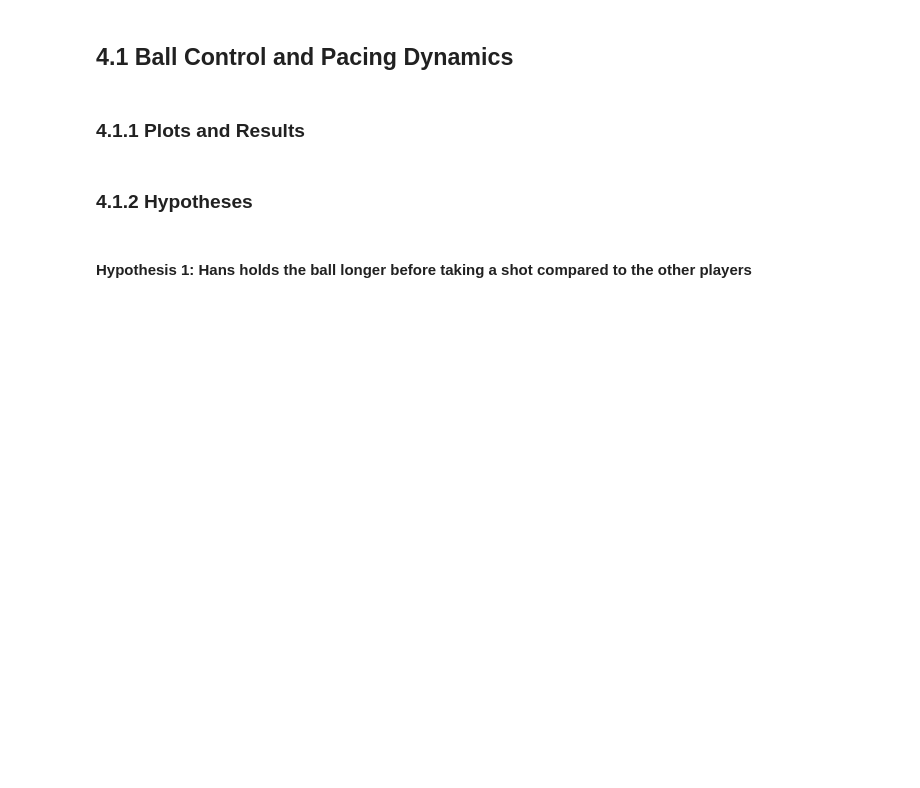
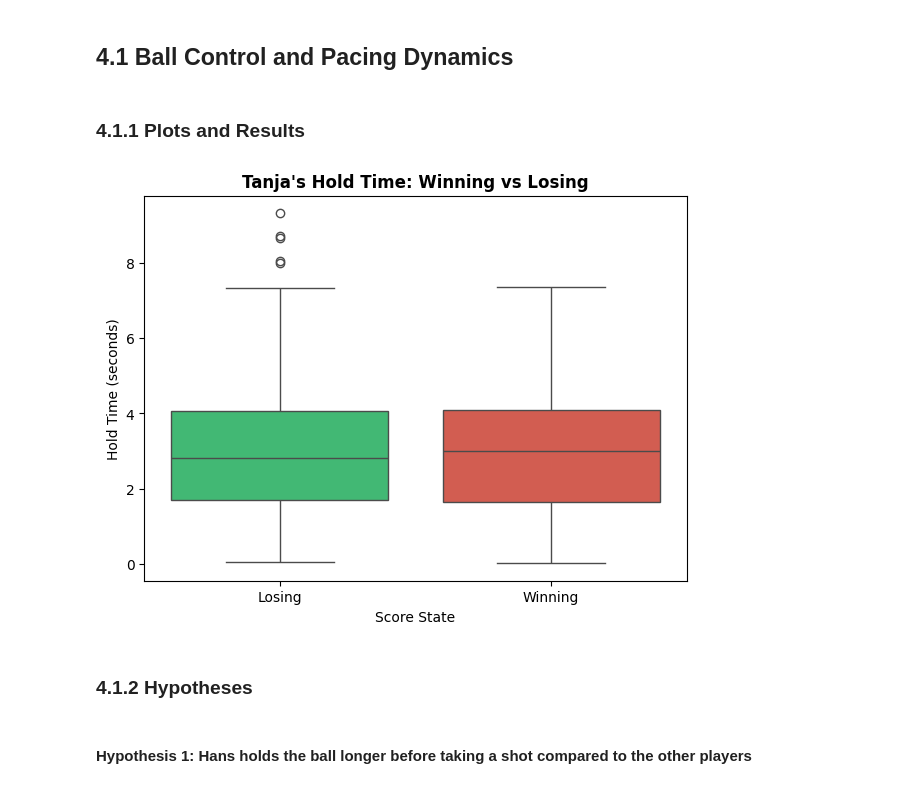
Before and after one commit to Rutvik-rn/Kicker-Strategy, a Jupyter notebook: results.ipynb, the cells around one changed output. Saved outputs shown, nothing was run; the diff lists cells and outputs as text; code cells hidden in the pictures; blank space fills up the shorter version.

```diff
--- a/results.ipynb
+++ b/results.ipynb
@@ -124,6 +124,34 @@ round_data.head()
 ## 4.1 Ball Control and Pacing Dynamics
 # %% [markdown]
 ### 4.1.1 Plots and Results
+# %%
+# Calculate Hold Time and Score State
+shots = timestamped_data[timestamped_data["event_type"] == "shot"].copy()
+shots["hold_time"] = shots["timestamp"] - timestamped_data.groupby(["game", "run_id"])["timestamp"].shift(1)
+shots = shots[(shots["hold_time"] > 0) & (shots["hold_time"].notna())]
+
+shots["p1_scored"] = ((shots["player"] == shots["player_1"]) & (shots["is_goal"] == True)).astype(int)
+shots["p2_scored"] = ((shots["player"] == shots["player_2"]) & (shots["is_goal"] == True)).astype(int)
+shots["points_p1"] = shots.groupby(["game", "run_id"])["p1_scored"].cumsum().shift(1).fillna(0)
+shots["points_p2"] = shots.groupby(["game", "run_id"])["p2_scored"].cumsum().shift(1).fillna(0)
+
+tanja_shots = shots[shots["player"] == "Tanja"].copy()
+is_p1 = (tanja_shots["player_1"] == "Tanja")
+
+tanja_shots["is_winning"] = np.where(is_p1, tanja_shots["points_p1"] > tanja_shots["points_p2"], tanja_shots["points_p2"] > tanja_shots["points_p1"])
+tanja_shots["is_losing"] = np.where(is_p1, tanja_shots["points_p1"] < tanja_shots["points_p2"], tanja_shots["points_p2"] < tanja_shots["points_p1"])
+tanja_shots["score_state"] = np.select([tanja_shots["is_winning"], tanja_shots["is_losing"]], ["Winning", "Losing"], default="Tied")
+# %%
+# Plot for Tanja's Hold time
+plt.figure(figsize=(7, 5))
+sns.boxplot(data=tanja_shots[tanja_shots["score_state"].isin(["Winning", "Losing"])], x="score_state", y="hold_time", hue="score_state",
+            palette=["#2ecc71", "#e74c3c"])
+plt.title("Tanja's Hold Time: Winning vs Losing", fontweight="bold")
+plt.ylabel("Hold Time (seconds)")
+plt.xlabel("Score State")
+plt.show()
+# %% [output]
+[figure, added]
 # %% [markdown]
 ### 4.1.2 Hypotheses
 # %% [markdown]
```
Also changed, not shown: parts of 4 cells of this notebook.
